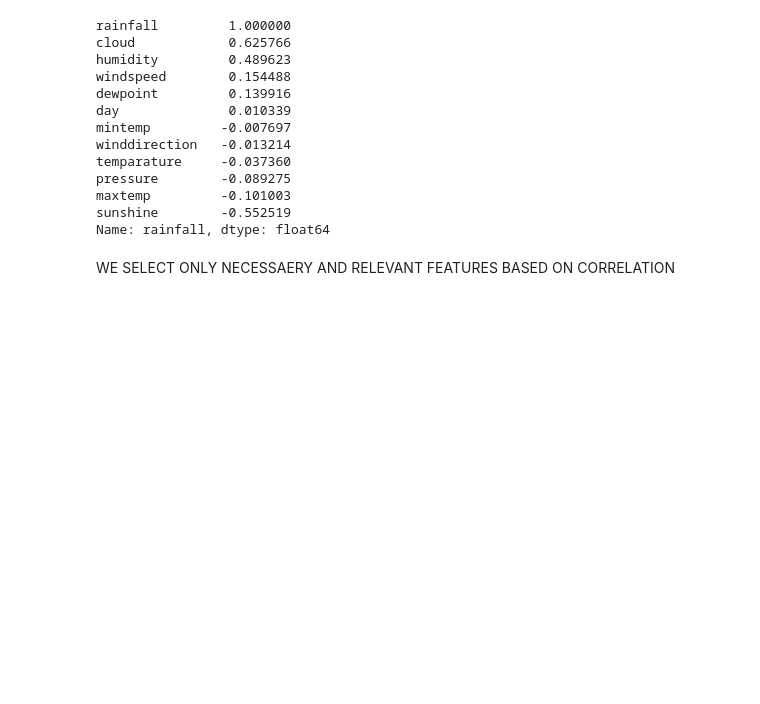
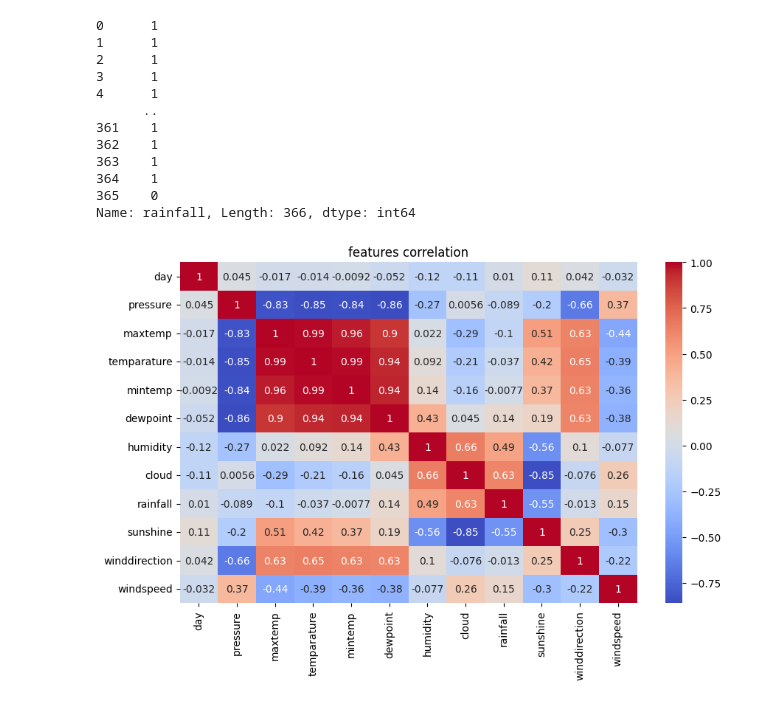
Before and after one commit to rutukinnal0191/Rainfall-prediction, a Jupyter notebook: Notebook/rainfall_prediction.ipynb, the cells around one changed output. Cells and saved outputs as stored; diff of their text form; code cells hidden in the pictures; blank space fills up the shorter version.

```diff
--- a/Notebook/rainfall_prediction.ipynb
+++ b/Notebook/rainfall_prediction.ipynb
@@ -1,39 +41,35 @@
 # %%
-import numpy as np
-import pandas as pd
-
-from sklearn.model_selection import train_test_split
-from sklearn.preprocessing import StandardScaler
-from sklearn.linear_model import LogisticRegression
-from sklearn.metrics import accuracy_score, classification_report, confusion_matrix
-
-data = pd.read_csv("Rainfall.csv")
-
 data.columns = data.columns.str.strip().str.lower()
 
+# Target cleaning
 data['rainfall'] = data['rainfall'].str.strip().str.lower()
 data['rainfall'] = data['rainfall'].map({'no': 0, 'yes': 1})
+
+# Drop rows where target missing
 data = data.dropna(subset=['rainfall'])
-
-numeric_data = data.select_dtypes(include=['int64', 'float64'])
-corr = numeric_data.corr()['rainfall'].sort_values(ascending=False)
-print(corr)
+print(data['rainfall'])
 # %% [output]
-rainfall         1.000000
-cloud            0.625766
-humidity         0.489623
-windspeed        0.154488
-dewpoint         0.139916
-day              0.010339
-mintemp         -0.007697
-winddirection   -0.013214
-temparature     -0.037360
-pressure        -0.089275
-maxtemp         -0.101003
-sunshine        -0.552519
-Name: rainfall, dtype: float64
+0      1
+1      1
+2      1
+3      1
+4      1
+      ..
+361    1
+362    1
+363    1
+364    1
+365    0
+Name: rainfall, Length: 366, dtype: int64
-# %% [markdown]
-WE SELECT ONLY NECESSAERY AND RELEVANT FEATURES BASED ON CORRELATION
+# %%
+import seaborn as sns
+import matplotlib.pyplot as plt
+plt.figure(figsize=(10,6))
+sns.heatmap(data.corr(),annot=True,cmap="coolwarm")
+plt.title("features correlation")
+plt.show()
+# %% [output]
+[figure, added]
 # %%
 features = ['cloud', 'humidity', 'sunshine', 'windspeed', 'dewpoint']
 target = 'rainfall'
```
Also changed, not shown: parts of 12 cells of this notebook.
